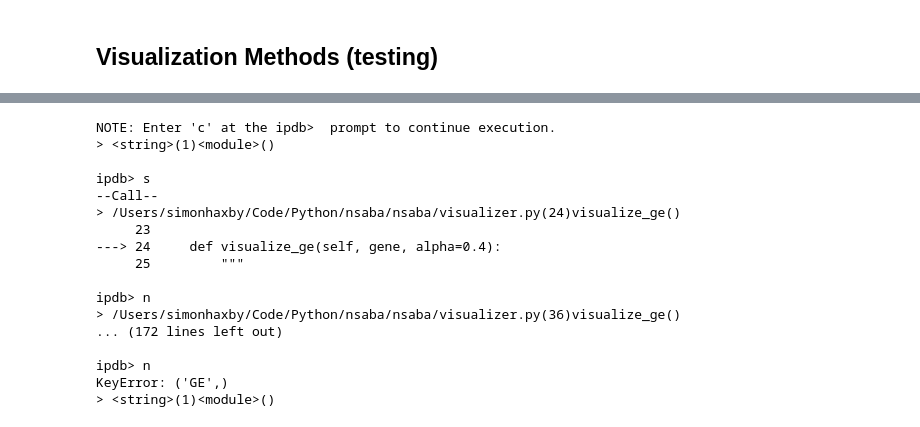
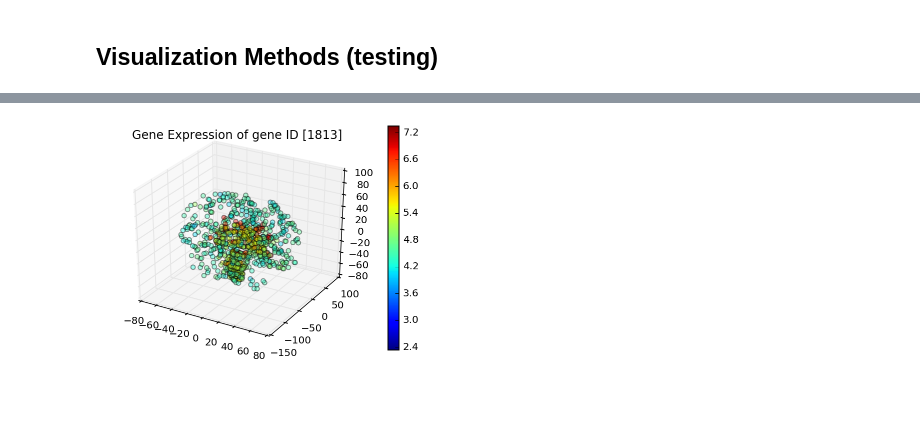
Before and after one commit to voytekresearch/nsaba, a Jupyter notebook: notebooks/testing/testing_nsaba.ipynb, the cells around one changed output, grey strips where cells are left out. Saved outputs shown, nothing was run; the diff lists cells and outputs as text; code cells hidden in the pictures; blank space fills up the shorter version.

```diff
--- a/notebooks/testing/testing_nsaba.ipynb
+++ b/notebooks/testing/testing_nsaba.ipynb
@@ -113,22 +73,6 @@ array([        nan,         nan,         nan,         nan,         nan,
 # %%
-%debug NV.visualize_ge([1813])
+NV.visualize_ge([1813])
 # %% [output]
-NOTE: Enter 'c' at the ipdb>  prompt to continue execution.
-> <string>(1)<module>()
-
-ipdb> s
---Call--
-> /Users/simonhaxby/Code/Python/nsaba/nsaba/visualizer.py(24)visualize_ge()
-     23
----> 24     def visualize_ge(self, gene, alpha=0.4):
-     25         """
-
-ipdb> n
-> /Users/simonhaxby/Code/Python/nsaba/nsaba/visualizer.py(36)visualize_ge()
-... (172 lines left out)
-
-ipdb> n
-KeyError: ('GE',)
-> <string>(1)<module>()
+[figure, added]
 # %%
 NV.visualize_ns('attention', alpha=.3)
```
Also changed, not shown: parts of 11 cells of this notebook.
